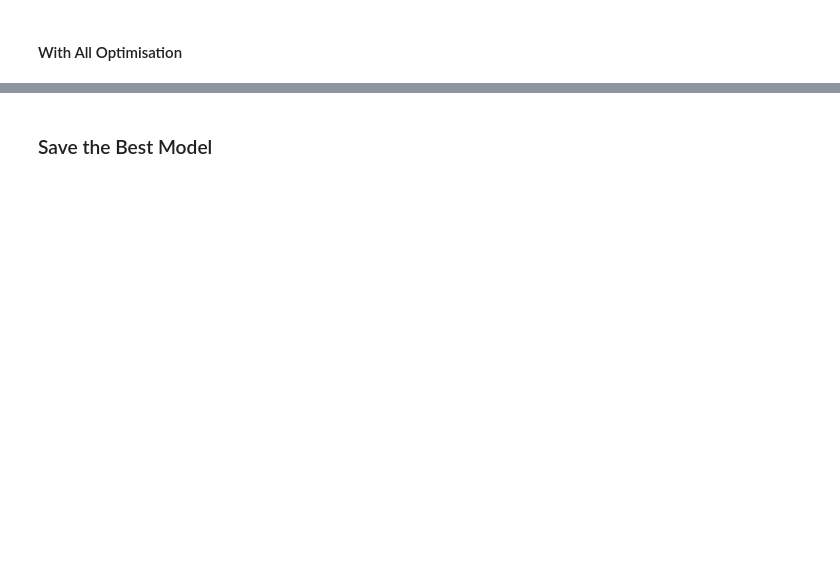
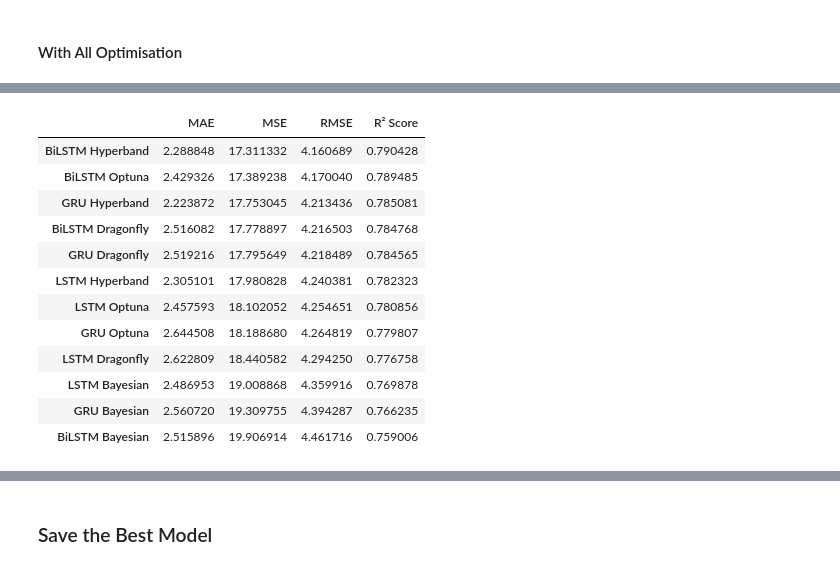
Before and after one commit to Giwa-ibrahim/power-system-availabilty, a Jupyter notebook: src/model_train best.ipynb, the cells around one changed output, grey strips where cells are left out. Cells and saved outputs as stored; diff of their text form; code cells hidden in the pictures; blank space fills up the shorter version.

```diff
--- a/src/model_train best.ipynb
+++ b/src/model_train best.ipynb
@@ -3059,5 +3076,19 @@ best_model_metrics
 # %%
 # Sort by RMSE
-best_model_metrics_df = best_model_metrics.sort_values(by='R² Score', ascending=True)
+best_model_metrics_df = best_model_metrics.sort_values(by='RMSE', ascending=True)
 best_model_metrics_df
+# %% [output]
+|  | MAE | MSE | RMSE | R² Score |
+| BiLSTM Hyperband | 2.288848 | 17.311332 | 4.160689 | 0.790428 |
+| BiLSTM Optuna | 2.429326 | 17.389238 | 4.170040 | 0.789485 |
+| GRU Hyperband | 2.223872 | 17.753045 | 4.213436 | 0.785081 |
+| BiLSTM Dragonfly | 2.516082 | 17.778897 | 4.216503 | 0.784768 |
+| GRU Dragonfly | 2.519216 | 17.795649 | 4.218489 | 0.784565 |
+| LSTM Hyperband | 2.305101 | 17.980828 | 4.240381 | 0.782323 |
+| LSTM Optuna | 2.457593 | 18.102052 | 4.254651 | 0.780856 |
+| GRU Optuna | 2.644508 | 18.188680 | 4.264819 | 0.779807 |
+| LSTM Dragonfly | 2.622809 | 18.440582 | 4.294250 | 0.776758 |
+| LSTM Bayesian | 2.486953 | 19.008868 | 4.359916 | 0.769878 |
+| GRU Bayesian | 2.560720 | 19.309755 | 4.394287 | 0.766235 |
+| BiLSTM Bayesian | 2.515896 | 19.906914 | 4.461716 | 0.759006 |
 # %%
```
Also changed, not shown: parts of 10 cells of this notebook.
